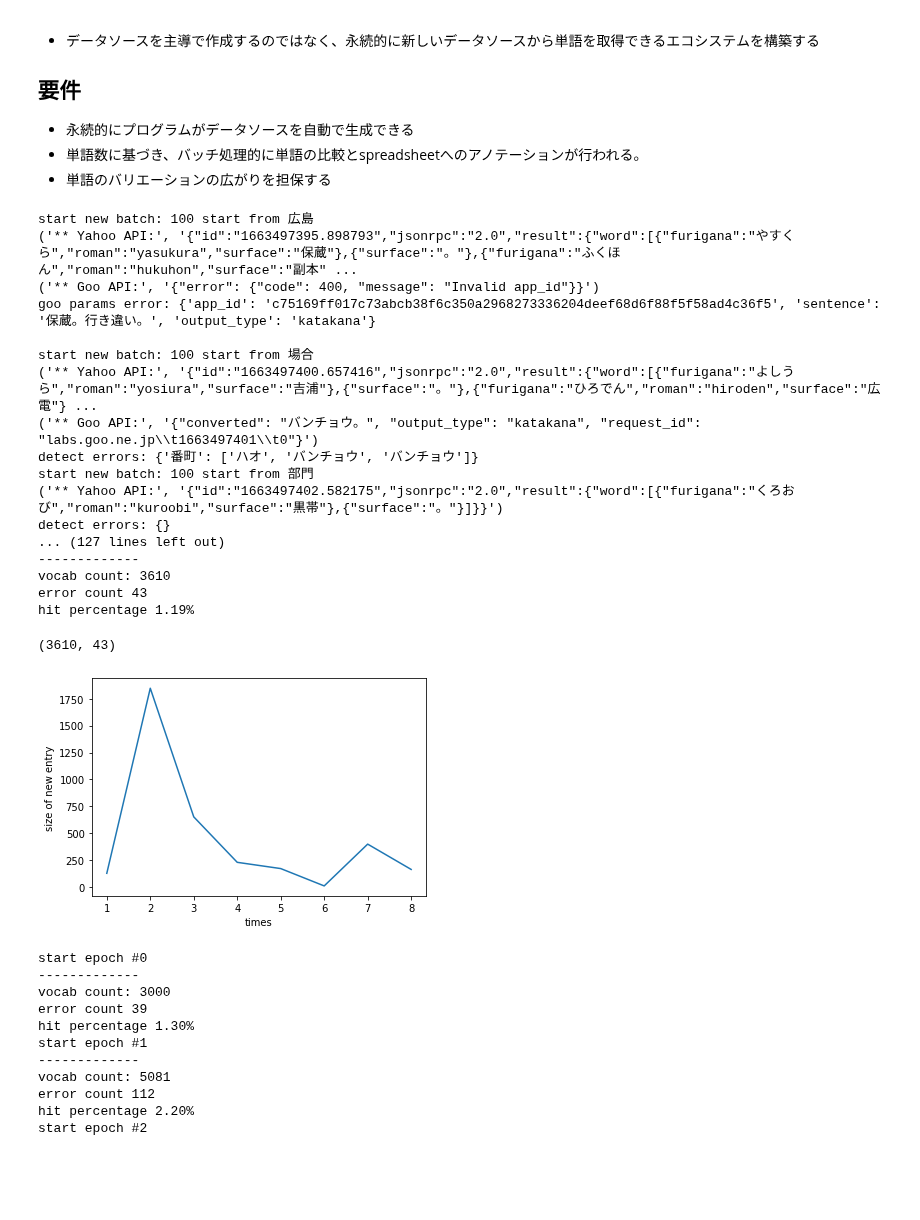
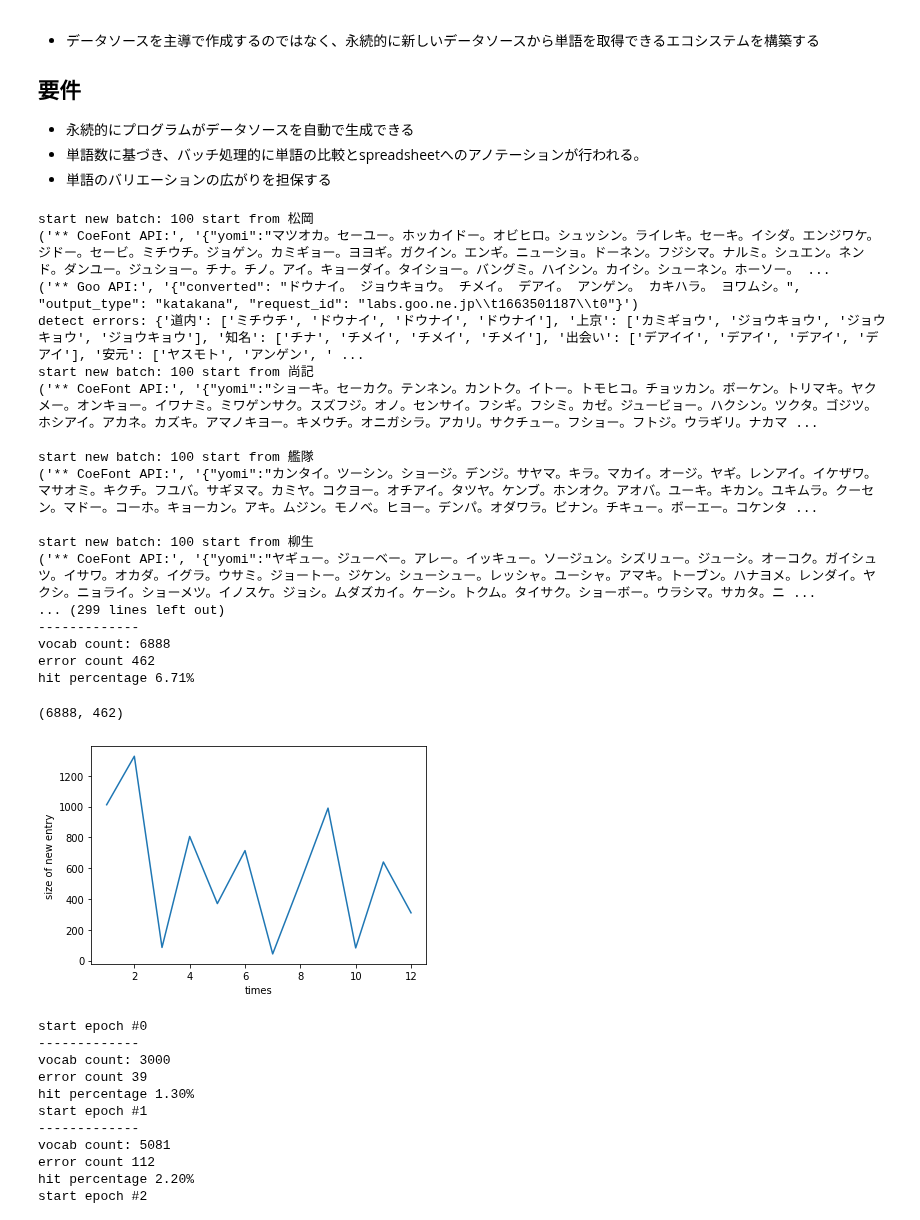
Before and after one commit to mzhkz/coefont_kana_convert_error_detector, a Jupyter notebook: 0904_detect_kana_yomi_error.ipynb, the cells around one changed output. Cells and saved outputs as stored; diff of their text form; code cells hidden in the pictures; blank space fills up the shorter version.

```diff
--- a/0904_detect_kana_yomi_error.ipynb
+++ b/0904_detect_kana_yomi_error.ipynb
@@ -324,13 +327,13 @@ class BaseConverter:
 # %%
 SYMBOL_TRIGGER_1 = [
         ["オ", "コ", "ソ", "ト", "ノ", "ホ", "モ", "ヨ", "ロ", "ヲ"], # o
-        ["エ", "ケ", "セ", "ネ", "ヘ", "メ", "レ"], # e removed テ
+        ["エ", "ケ","テ", "セ", "ネ", "ヘ", "メ", "レ", "ゲ", "ゼ", "デ", "ベ", "ペ"], # e
         ["ア", "カ", "サ", "タ", "ナ", "ハ", "マ", "ラ", "ヤ", "ラ", "ワ"], # a
         ["ュ", "ョ"],
         ["ゴ", "ゾ", "ド", "ボ", "ポ", "ゴ", "ゾ", "ド", "ボ"],
         ["ギ", "ジ", "ヂ", "ビ", "ピ", "ギ", "ジ", "ジ", "ビ","ピ"],
         ["イ", "キ", "シ", "千", "二", "ヒ", "ミ", "リ"], # i
-        ["ウ", "ク", "ス", "ツ", "ヌ", "フ", "ム", "ユ", "ル"] # u
+        ["ウ", "ク", "ス", "ツ", "ヌ", "フ", "ム", "ユ", "ル", "グ", "ズ", "ヅ", "ブ", "プ"] # u
         ]
 
 SYMBOL_TRIGGER_2 = [
@@ -351,11 +354,11 @@ class CoeFontConverter(BaseConverter):
   def _execute_api(self, sentence):
     # coefontの実装
     url = secrets["coefont_api_endpoint"]
-    params = {
+    data = {
         "text": sentence,
     }
-
-    r = reqs.post(url=url, data=params)
+    encoded_data = json.dumps(data).encode()
+    r = reqs.post(url=url, data=encoded_data)
     response_text = r.text
     self.print_api_log("** CoeFont API:", response_text)
     response_json = json.loads(response_text)
@@ -733,7 +744,7 @@ class OptimaizedCompetionBatch:
 *   単語のバリエーションの広がりを担保する
 # %%
 test_09_converters = [
-    # CoeFontConverter(),,
+    CoeFontConverter(),
     YahooConverter(app_id=secrets["yahoo_app_id"]),
     GooConverter(app_id=secrets["goo_api_id"])
     ]
@@ -768,28 +779,28 @@ def getDataSourceFromWikipedia(limit=None, show_received_log=False):
                    break
 # %%
 # datasetの上限100, バッチ処理100characterに設定し、ストリーミングを行う
-test_09_batch = OptimaizedCompetionBatch(test_09_competition, streaming_iters=getDataSourceFromWikipedia(limit=15, show_received_log=False), batch_character_size=200)
+test_09_batch = OptimaizedCompetionBatch(test_09_competition, streaming_iters=getDataSourceFromWikipedia(limit=20, show_received_log=False), batch_character_size=200)
 test_09_batch.start(plot_entry_rates=True, show_batch_log=True, show_api_log=True) #ストリーミング処理を開始
 # %% [output]
-start new batch: 100 start from 広島
-('** Yahoo API:', '{"id":"1663497395.898793","jsonrpc":"2.0","result":{"word":[{"furigana":"やすくら","roman":"yasukura","surface":"保蔵"},{"surface":"。"},{"furigana":"ふくほん","roman":"hukuhon","surface":"副本" ...
-('** Goo API:', '{"error": {"code": 400, "message": "Invalid app_id"}}')
-goo params error: {'app_id': 'c75169ff017c73abcb38f6c350a2968273336204deef68d6f88f5f58ad4c36f5', 'sentence': '保蔵。行き違い。', 'output_type': 'katakana'}
+start new batch: 100 start from 松岡
+('** CoeFont API:', '{"yomi":"マツオカ。セーユー。ホッカイドー。オビヒロ。シュッシン。ライレキ。セーキ。イシダ。エンジワケ。ジドー。セービ。ミチウチ。ジョゲン。カミギョー。ヨヨギ。ガクイン。エンギ。ニューショ。ドーネン。フジシマ。ナルミ。シュエン。ネンド。ダンユー。ジュショー。チナ。チノ。アイ。キョーダイ。タイショー。バングミ。ハイシン。カイシ。シューネン。ホーソー。 ...
+('** Goo API:', '{"converted": "ドウナイ。 ジョウキョウ。 チメイ。 デアイ。 アンゲン。 カキハラ。 ヨワムシ。", "output_type": "katakana", "request_id": "labs.goo.ne.jp\\t1663501187\\t0"}')
+detect errors: {'道内': ['ミチウチ', 'ドウナイ', 'ドウナイ', 'ドウナイ'], '上京': ['カミギョウ', 'ジョウキョウ', 'ジョウキョウ', 'ジョウキョウ'], '知名': ['チナ', 'チメイ', 'チメイ', 'チメイ'], '出会い': ['デアイイ', 'デアイ', 'デアイ', 'デアイ'], '安元': ['ヤスモト', 'アンゲン', ' ...
+start new batch: 100 start from 尚記
+('** CoeFont API:', '{"yomi":"ショーキ。セーカク。テンネン。カントク。イトー。トモヒコ。チョッカン。ボーケン。トリマキ。ヤクメー。オンキョー。イワナミ。ミワゲンサク。スズフジ。オノ。センサイ。フシギ。フシミ。カゼ。ジュービョー。ハクシン。ツクタ。ゴジツ。ホシアイ。アカネ。カズキ。アマノキヨー。キメウチ。オニガシラ。アカリ。サクチュー。フショー。フトジ。ウラギリ。ナカマ ...
 
-start new batch: 100 start from 場合
-('** Yahoo API:', '{"id":"1663497400.657416","jsonrpc":"2.0","result":{"word":[{"furigana":"よしうら","roman":"yosiura","surface":"吉浦"},{"surface":"。"},{"furigana":"ひろでん","roman":"hiroden","surface":"広電"} ...
-('** Goo API:', '{"converted": "バンチョウ。", "output_type": "katakana", "request_id": "labs.goo.ne.jp\\t1663497401\\t0"}')
-detect errors: {'番町': ['ハオ', 'バンチョウ', 'バンチョウ']}
-start new batch: 100 start from 部門
-('** Yahoo API:', '{"id":"1663497402.582175","jsonrpc":"2.0","result":{"word":[{"furigana":"くろおび","roman":"kuroobi","surface":"黒帯"},{"surface":"。"}]}}')
-detect errors: {}
-... (127 lines left out)
+start new batch: 100 start from 艦隊
+('** CoeFont API:', '{"yomi":"カンタイ。ツーシン。ショージ。デンジ。サヤマ。キラ。マカイ。オージ。ヤギ。レンアイ。イケザワ。マサオミ。キクチ。フユバ。サギヌマ。カミヤ。コクヨー。オチアイ。タツヤ。ケンブ。ホンオク。アオバ。ユーキ。キカン。ユキムラ。クーセン。マドー。コーホ。キョーカン。アキ。ムジン。モノベ。ヒヨー。デンパ。オダワラ。ビナン。チキュー。ボーエー。コケンタ ...
+
+start new batch: 100 start from 柳生
+('** CoeFont API:', '{"yomi":"ヤギュー。ジューベー。アレー。イッキュー。ソージュン。シズリュー。ジューシ。オーコク。ガイシュツ。イサワ。オカダ。イグラ。ウサミ。ジョートー。ジケン。シューシュー。レッシャ。ユーシャ。アマキ。トーブン。ハナヨメ。レンダイ。ヤクシ。ニョライ。ショーメツ。イノスケ。ジョシ。ムダズカイ。ケーシ。トクム。タイサク。ショーボー。ウラシマ。サカタ。ニ ...
+... (299 lines left out)
 -------------
-vocab count: 3610
-error count 43
-hit percentage 1.19%
+vocab count: 6888
+error count 462
+hit percentage 6.71%
-(3610, 43)
+(6888, 462)
-[figure, old version]
+[figure, new version]
 # %%
 # datasetの上限100, バッチ処理100characterに設定し、ストリーミングを行う
 test_09_epochs = 5
```
Also changed, not shown: parts of 3 cells of this notebook.
